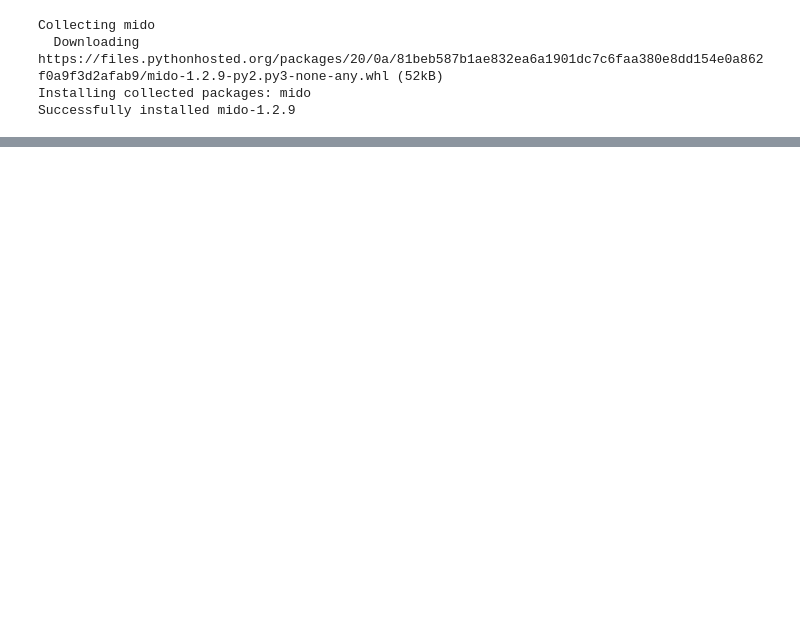
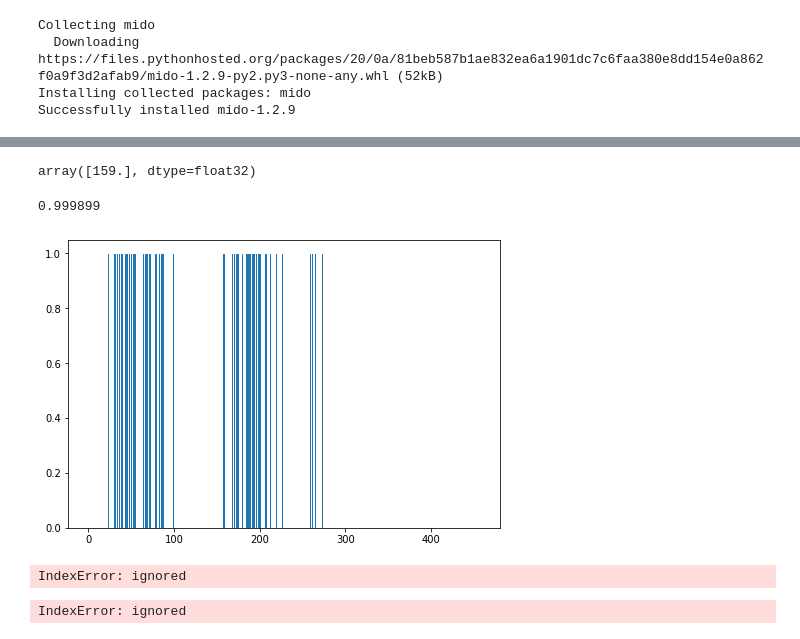
Before and after one commit to AsgerG/Project22, a Jupyter notebook: Project22.ipynb, the cells around one changed output, grey strips where cells are left out. Cells and saved outputs as stored; diff of their text form; code cells hidden in the pictures; blank space fills up the shorter version.

```diff
--- a/Project22.ipynb
+++ b/Project22.ipynb
@@ -63,0 +297,12 @@ NameError: ignored
+# %%
+# PICKLE STUFF
+"""
+# Dump the data into a pickle file
+with open('data.pickle_uncut_2004', 'wb') as f:
+  pickle.dump(data, f)
+"""
+
+"""
+with open('data.pickle_subset_09-12-20', 'rb') as f:
+    data = pickle.load(f)
+"""
@@ -63,0 +647,8 @@ NameError: ignored
+# %%
+###### OUTPUT NETWORK TEST ###########
+#get an input and convert
+i = 4
+inp = batch_train['inputs']
+tar = batch_train['targets']
+inp = torch.from_numpy(np.array(inp)).float().cuda()
+inp.shape
@@ -63,0 +657,6 @@ NameError: ignored
+# %%
+#get networks output
+net.eval()
+outp = net(inp)['out']
+outp = outp.cpu().detach()
+outp = torch.argmax(outp,dim=1)
@@ -63,0 +669,2 @@ NameError: ignored
+# %%
+outp[0] = 9
@@ -63,0 +679,28 @@ NameError: ignored
+# %%
+tar
+# %% [output]
+array([159.], dtype=float32)
+# %%
+outp[259]
+# %% [output]
+0.999899
+# %%
+import matplotlib.pyplot as plt
+fig = plt.figure()
+ax = fig.add_axes([0,0,1,1])
+x = list(range(458))
+y = outp
+ax.bar(x,y)
+plt.show()
+# %% [output]
+[figure, added]
+# %%
+outp = np.where(outp > 0.9, 1, 0)
+plot_num_seq(outp,show_plot=True, seq_length=TARGET_LENGTH)
+# %% [output]
+IndexError: ignored
+# %%
+#plotting target again
+plot_midi(tar,show_plot=True, seq_length=TARGET_LENGTH)
+# %% [output]
+IndexError: ignored
```
Also changed, not shown: parts of 48 cells of this notebook, 1 other file.
